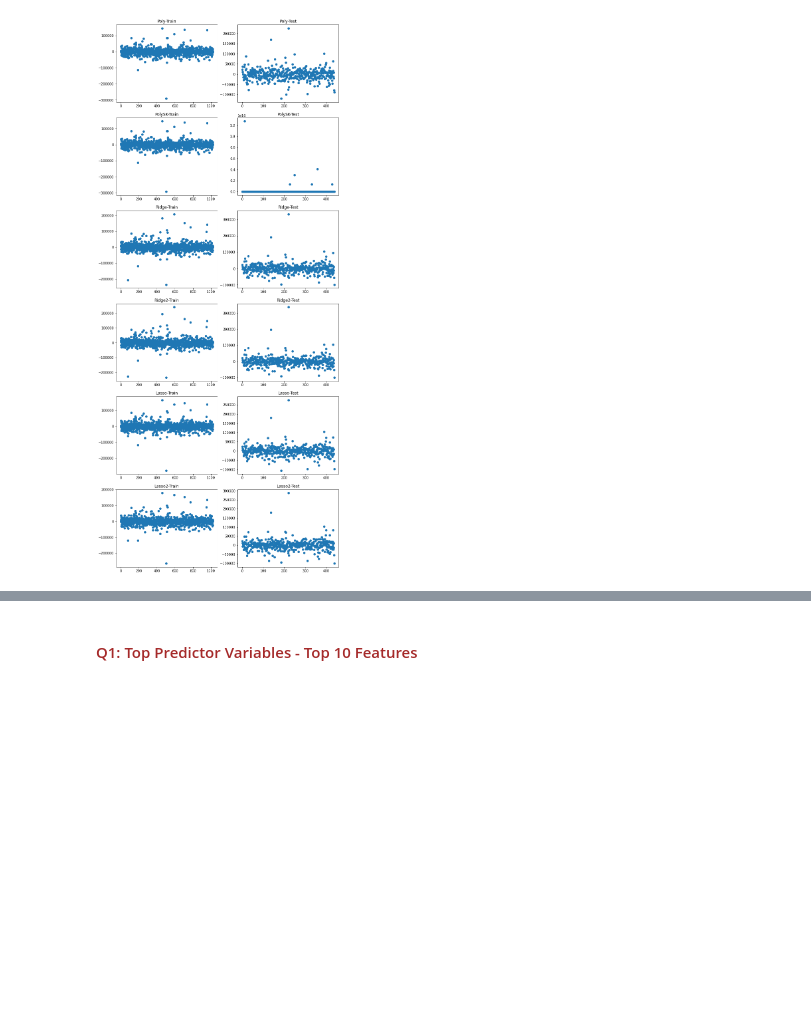
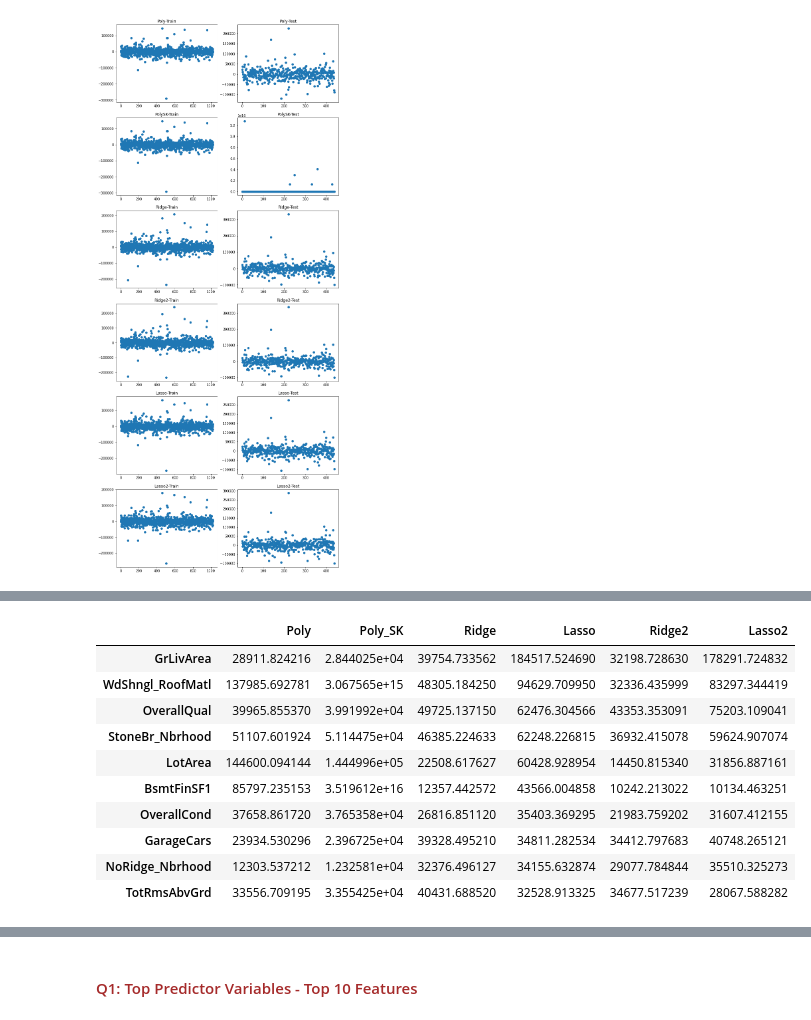
Before and after one commit to sagupta153/Ridge-and-Lasso-Regression, a Jupyter notebook: Assignment - Real Estate Australia.ipynb, the cells around one changed output, grey strips where cells are left out. Saved outputs shown, nothing was run; the diff lists cells and outputs as text; code cells hidden in the pictures; blank space fills up the shorter version.

```diff
--- a/Assignment - Real Estate Australia.ipynb
+++ b/Assignment - Real Estate Australia.ipynb
@@ -2161,0 +2199,14 @@ for k in residuals:
+# %%
+coef_df.sort_values(by='Lasso', ascending=False).head(10)
+# %% [output]
+|  | Poly | Poly_SK | Ridge | Lasso | Ridge2 | Lasso2 |
+| GrLivArea | 28911.824216 | 2.844025e+04 | 39754.733562 | 184517.524690 | 32198.728630 | 178291.724832 |
+| WdShngl_RoofMatl | 137985.692781 | 3.067565e+15 | 48305.184250 | 94629.709950 | 32336.435999 | 83297.344419 |
+| OverallQual | 39965.855370 | 3.991992e+04 | 49725.137150 | 62476.304566 | 43353.353091 | 75203.109041 |
+| StoneBr_Nbrhood | 51107.601924 | 5.114475e+04 | 46385.224633 | 62248.226815 | 36932.415078 | 59624.907074 |
+| LotArea | 144600.094144 | 1.444996e+05 | 22508.617627 | 60428.928954 | 14450.815340 | 31856.887161 |
+| BsmtFinSF1 | 85797.235153 | 3.519612e+16 | 12357.442572 | 43566.004858 | 10242.213022 | 10134.463251 |
+| OverallCond | 37658.861720 | 3.765358e+04 | 26816.851120 | 35403.369295 | 21983.759202 | 31607.412155 |
+| GarageCars | 23934.530296 | 2.396725e+04 | 39328.495210 | 34811.282534 | 34412.797683 | 40748.265121 |
+| NoRidge_Nbrhood | 12303.537212 | 1.232581e+04 | 32376.496127 | 34155.632874 | 29077.784844 | 35510.325273 |
+| TotRmsAbvGrd | 33556.709195 | 3.355425e+04 | 40431.688520 | 32528.913325 | 34677.517239 | 28067.588282 |
```
Also changed, not shown: parts of 10 cells of this notebook, 1 other file.
